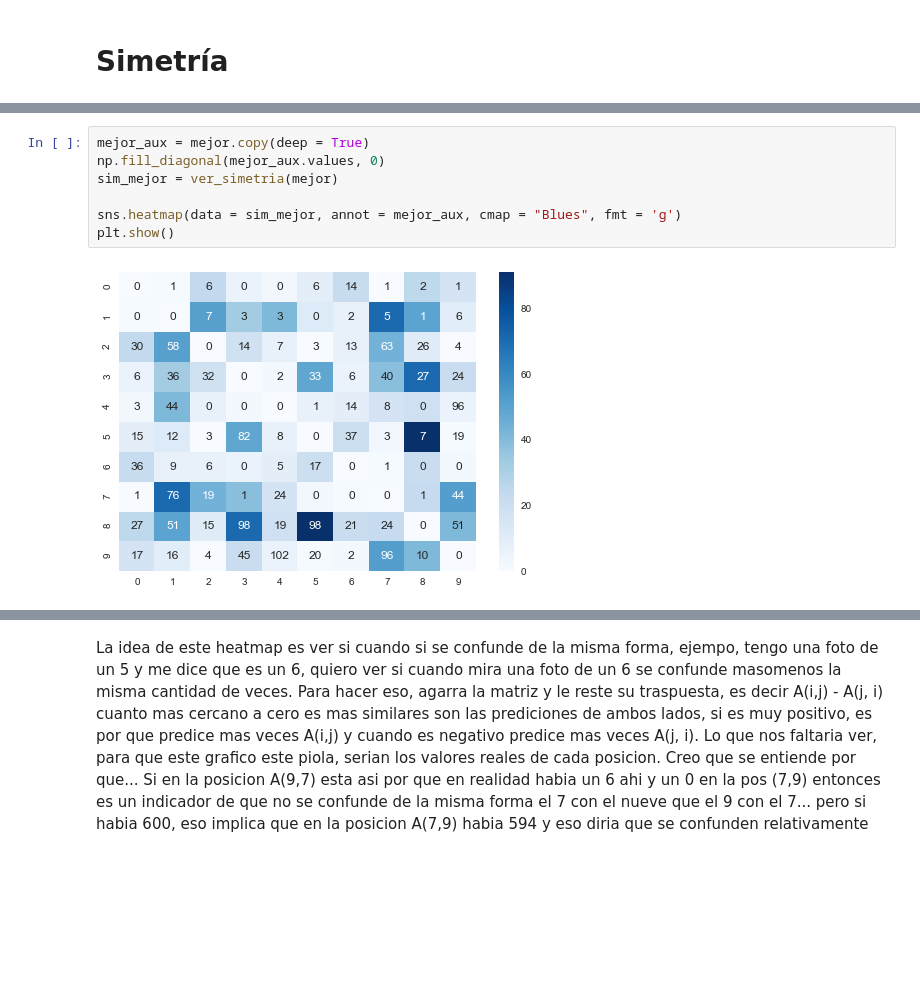
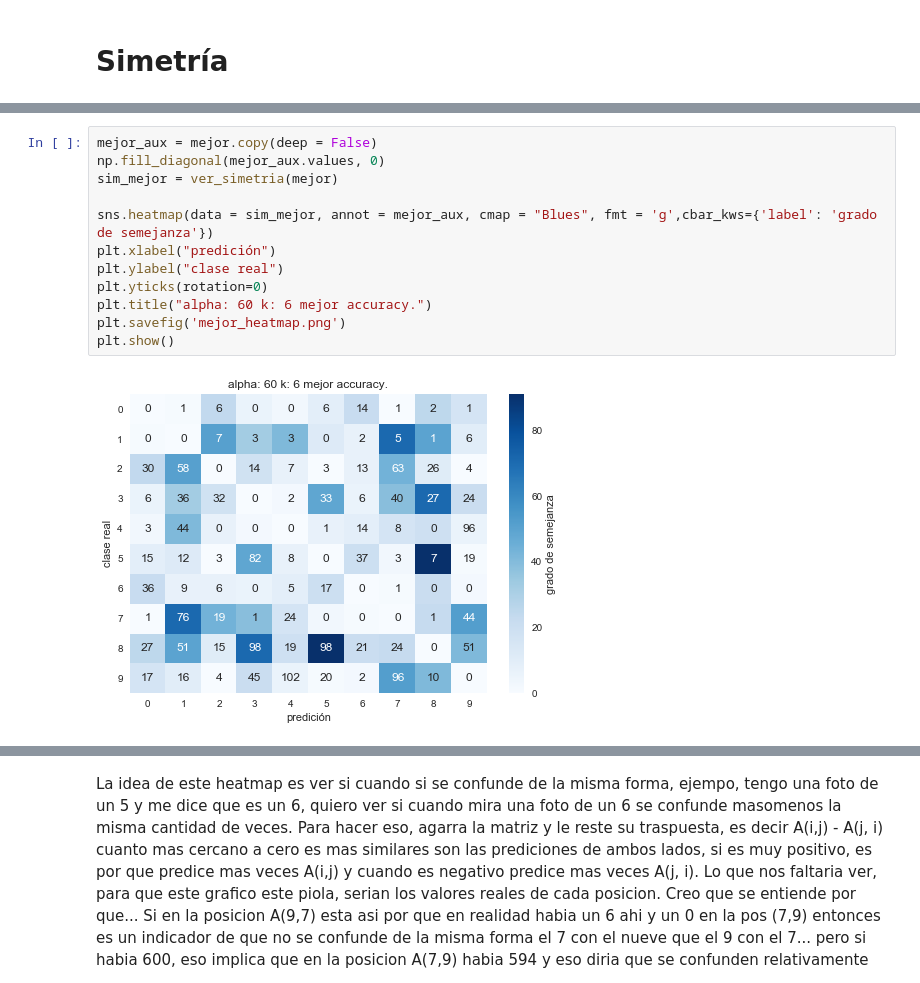
Before and after one commit to hggomez/metNum_tp2, a Jupyter notebook: Graficos/Analizador.ipynb, the cells around one changed output, grey strips where cells are left out. Drawn from its saved outputs; the diff is of its cells as text; blank space fills up the shorter version.

```diff
--- a/Graficos/Analizador.ipynb
+++ b/Graficos/Analizador.ipynb
@@ -886,12 +877,17 @@ peor
 # %%
-mejor_aux = mejor.copy(deep = True)
+mejor_aux = mejor.copy(deep = False)
 np.fill_diagonal(mejor_aux.values, 0)
 sim_mejor = ver_simetria(mejor)
 
-sns.heatmap(data = sim_mejor, annot = mejor_aux, cmap = "Blues", fmt = 'g')
+sns.heatmap(data = sim_mejor, annot = mejor_aux, cmap = "Blues", fmt = 'g',cbar_kws={'label': 'grado de semejanza'})
+plt.xlabel("predición")
+plt.ylabel("clase real")
+plt.yticks(rotation=0)
+plt.title("alpha: 60 k: 6 mejor accuracy.")
+plt.savefig('mejor_heatmap.png')
 plt.show()
 # %% [output]
-[figure, old version]
+[figure, new version]
 # %%
 mejor
 # %% [output]
```
Also changed, not shown: parts of 19 cells of this notebook, 24 other files.
